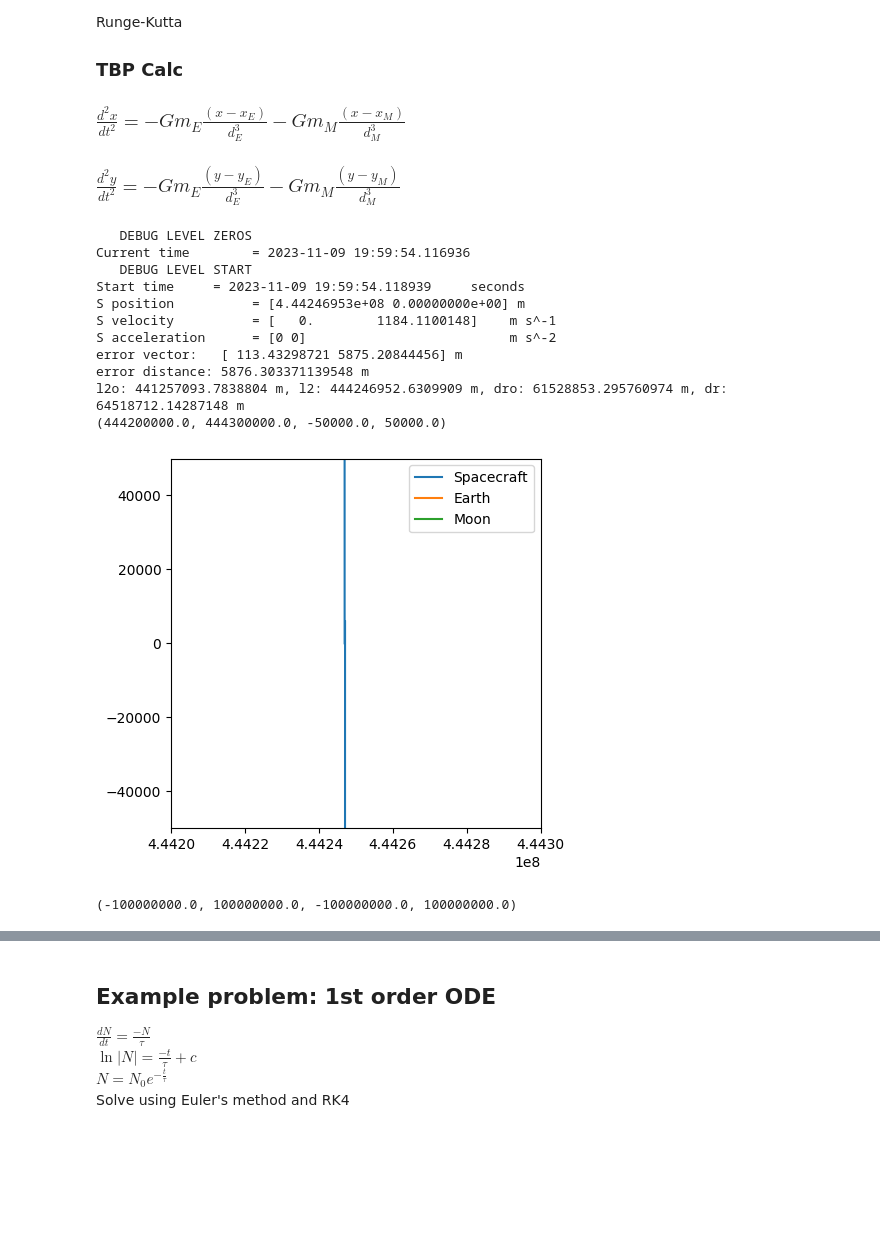
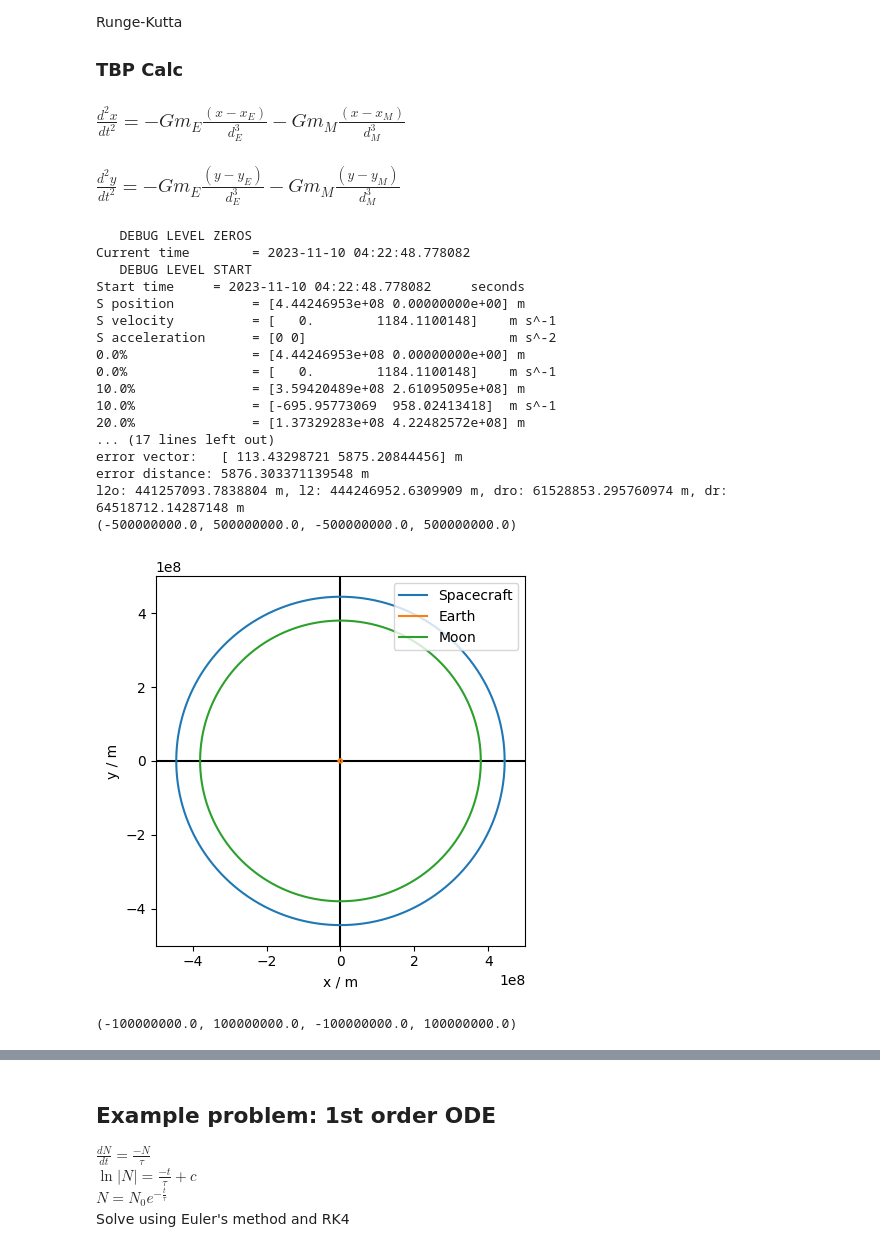
Before and after one commit to HalconDorado/CPr-3BodyProblem, a Jupyter notebook: test zone.ipynb, the cells around one changed output, grey strips where cells are left out. Saved outputs shown, nothing was run; the diff lists cells and outputs as text; code cells hidden in the pictures; blank space fills up the shorter version.

```diff
--- a/test zone.ipynb
+++ b/test zone.ipynb
@@ -265,12 +265,12 @@ def RK4ODEsolve3BP(t_0, t_f, dt): #t_0: time initial [seconds], t_f: time final
         u3 = Spos + dt * v2
         v3 = Svel + dt * w2
         w3 = d2t_r(t + dt, *u3)
-        '''
+
         if i% (int(steps/10)) == 0:
             n = round(i / steps, 2) * 100
             printAlligned('{}%'.format(n), Spos,'m')
             printAlligned('{}%'.format(n), Svel,'m s^-1')
-        '''
+
         Spos = Spos + dt * (Svel + 2*v1 + 2*v2 + v3) / 6
         Svel = Svel + dt * (w0 + 2*w1 + 2*w2 + w3) / 6
         t = tList[i+1]
@@ -298,11 +298,14 @@ def plot(data=None,label='',mode='plot', plotLims=[-5e8,5e8,-5e8,5e8]):
             plotLims = ax.axis(plotLims)
             ax.set_aspect('equal',adjustable='box')
             print(plotLims)
+            plt.axhline(0, color='black')
+            plt.axvline(0, color='black')
         case 'show':
             ax.legend()
             plt.show()
 
 f = 1.04859279325
+
 dro = d*(mM/3/mE)**(1/3)
 dr = d*(mM/3/mE)**(1/3) *f
 l2o = rM + d*(mM/3/mE)**(1/3)
@@ -319,36 +322,46 @@ def findFFactor(fGuess = 1, dPlaces):
     dPlace = 1
     while dPlace <= dPlaces:
         dr = d*(mM/3/mE)**(1/3) *f
         l2 = rM + d*(mM/3/mE)**(1/3) *f
         initialize('fillVectors',inSpos=[l2,0],inSvel=[0, l2vel])
         RK4ODEsolve3BP(0, P, 100)
     dPlace, n
 '''
 
 initialize('fillVectors',inSpos=[l2,0],inSvel=[0, l2vel])
 SposList, MposList, EposList, tList = RK4ODEsolve3BP(0, P, 100)
 print('l2o: {} m, l2: {} m, dro: {} m, dr: {} m'.format(l2o, l2,dro, dr))
-plot(mode='axes',plotLims=[4.442e8,4.443e8,-5e4,5e4])
+plot(mode='axes')
+plt.xlabel('x / m')
+plt.ylabel('y / m')
 plot(data=SposList,label='Spacecraft')
 plot(data=EposList,label='Earth')
 plot(data=MposList,label='Moon')
 plot(mode='show')
 SLunCoordPos = SposList - MposList
 ELunCoordPos = EposList - MposList
 plot(mode='axes',plotLims=[-1e8,1e8,-1e8,1e8])
+plt.xlabel('x / m')
+plt.ylabel('y / m')
 plot(data=SLunCoordPos, label='Spacecraft')
 plot(mode='show')
 # %% [output]
    DEBUG LEVEL ZEROS
-Current time        = 2023-11-09 19:59:54.116936
+Current time        = 2023-11-10 04:22:48.778082
    DEBUG LEVEL START
-Start time     = 2023-11-09 19:59:54.118939     seconds
+Start time     = 2023-11-10 04:22:48.778082     seconds
 S position          = [4.44246953e+08 0.00000000e+00] m
 S velocity          = [   0.        1184.1100148]    m s^-1
 S acceleration      = [0 0]                          m s^-2
+0.0%                = [4.44246953e+08 0.00000000e+00] m
+0.0%                = [   0.        1184.1100148]    m s^-1
+10.0%               = [3.59420489e+08 2.61095095e+08] m
+10.0%               = [-695.95773069  958.02413418]  m s^-1
+20.0%               = [1.37329283e+08 4.22482572e+08] m
+... (17 lines left out)
 error vector:   [ 113.43298721 5875.20844456] m
 error distance: 5876.303371139548 m
 l2o: 441257093.7838804 m, l2: 444246952.6309909 m, dro: 61528853.295760974 m, dr: 64518712.14287148 m
-(444200000.0, 444300000.0, -50000.0, 50000.0)
+(-500000000.0, 500000000.0, -500000000.0, 500000000.0)
-[figure, old version]
+[figure, new version]
 (-100000000.0, 100000000.0, -100000000.0, 100000000.0)
```
Also changed, not shown: parts of 4 cells of this notebook, 2 other files.
